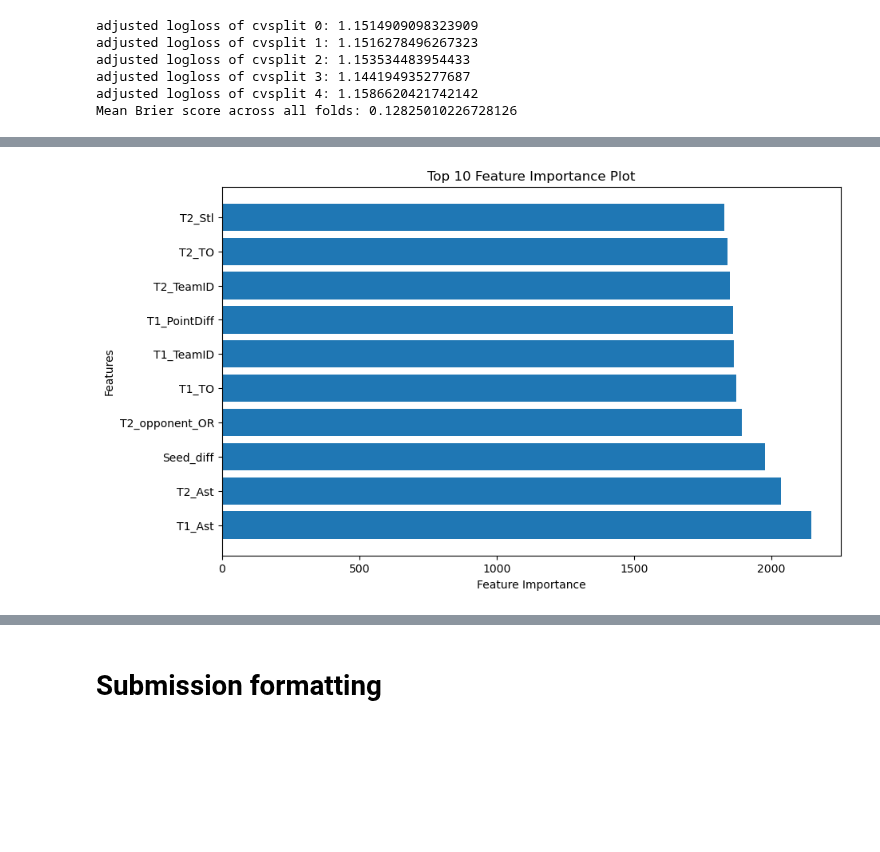
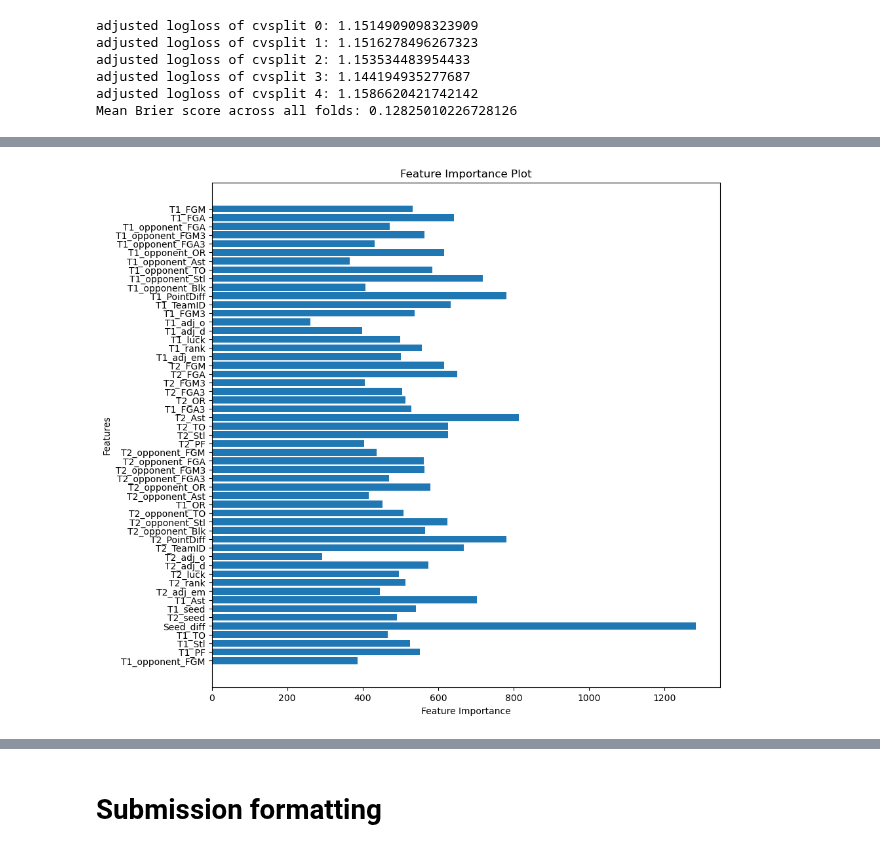
Before and after one commit to joshmccoy2/NCAA_March_Madness, a Jupyter notebook: The Madness of March.ipynb, the cells around one changed output, grey strips where cells are left out. Drawn from its saved outputs; the diff is of its cells as text; code cells hidden in the pictures; blank space fills up the shorter version.

```diff
--- a/The Madness of March.ipynb
+++ b/The Madness of March.ipynb
@@ -923,35 +891,32 @@ plt.show()
-# %%
-import numpy as np
-import matplotlib.pyplot as plt
-
-# Define feature names
-feature_names = ['T1_FGM', 'T1_FGA', 'T1_FGM3', 'T1_FGA3', 'T1_OR', 'T1_Ast', 'T1_TO', 'T1_Stl', 'T1_PF', 'T1_opponent_FGM',
-                 'T1_opponent_FGA', 'T1_opponent_FGM3', 'T1_opponent_FGA3', 'T1_opponent_OR', 'T1_opponent_Ast', 'T1_opponent_TO',
-                 'T1_opponent_Stl', 'T1_opponent_Blk', 'T1_PointDiff', 'T1_TeamID', 'T1_adj_o', 'T1_adj_d', 'T1_luck', 'T1_rank',
-                 'T1_adj_em', 'T2_FGM', 'T2_FGA', 'T2_FGM3', 'T2_FGA3', 'T2_OR', 'T2_Ast', 'T2_TO', 'T2_Stl', 'T2_PF', 'T2_opponent_FGM',
-                 'T2_opponent_FGA', 'T2_opponent_FGM3', 'T2_opponent_FGA3', 'T2_opponent_OR', 'T2_opponent_Ast', 'T2_opponent_TO',
-                 'T2_opponent_Stl', 'T2_opponent_Blk', 'T2_PointDiff', 'T2_TeamID', 'T2_adj_o', 'T2_adj_d', 'T2_luck', 'T2_rank',
-                 'T2_adj_em', 'T1_seed', 'T2_seed', 'Seed_diff']
-
-# Retrieve feature importances
-importance = model.get_score(importance_type='weight')
-
-# Sort feature importances in descending order
-sorted_idx = np.argsort(list(importance.values()))[::-1]  # Reverse the order to get descending
-
-# Select top 10 features
-top_10_features = sorted_idx[:10]
-
-# Create a mapping between index keys and feature names
-index_to_feature = {f'f{i}': feature_names[i] for i in range(len(feature_names))}
-
-# Plot feature importances for the top 10 features
-plt.figure(figsize=(10, 6))
-plt.barh(range(10), [importance[list(importance.keys())[i]] for i in top_10_features], align='center')
-plt.yticks(range(10), [index_to_feature[list(importance.keys())[i]] for i in top_10_features])
-plt.xlabel('Feature Importance')
-plt.ylabel('Features')
-plt.title('Top 10 Feature Importance Plot')
-plt.show()
-# %% [output]
-[figure, removed]
+# %%
+import numpy as np
+import matplotlib.pyplot as plt
+
+# Define feature names
+feature_names = ['T1_FGM', 'T1_FGA', 'T1_FGM3', 'T1_FGA3', 'T1_OR', 'T1_Ast', 'T1_TO', 'T1_Stl', 'T1_PF', 'T1_opponent_FGM',
+                 'T1_opponent_FGA', 'T1_opponent_FGM3', 'T1_opponent_FGA3', 'T1_opponent_OR', 'T1_opponent_Ast', 'T1_opponent_TO',
+                 'T1_opponent_Stl', 'T1_opponent_Blk', 'T1_PointDiff', 'T1_TeamID', 'T1_adj_o', 'T1_adj_d', 'T1_luck', 'T1_rank',
+                 'T1_adj_em', 'T2_FGM', 'T2_FGA', 'T2_FGM3', 'T2_FGA3', 'T2_OR', 'T2_Ast', 'T2_TO', 'T2_Stl', 'T2_PF', 'T2_opponent_FGM',
+                 'T2_opponent_FGA', 'T2_opponent_FGM3', 'T2_opponent_FGA3', 'T2_opponent_OR', 'T2_opponent_Ast', 'T2_opponent_TO',
+                 'T2_opponent_Stl', 'T2_opponent_Blk', 'T2_PointDiff', 'T2_TeamID', 'T2_adj_o', 'T2_adj_d', 'T2_luck', 'T2_rank',
+                 'T2_adj_em', 'T1_seed', 'T2_seed', 'Seed_diff']
+
+# Retrieve feature importances
+importance = model.get_score(importance_type='cover')
+
+# Sort feature importances in descending order
+sorted_idx = np.argsort(list(importance.values()))[::-1]  # Reverse the order to get descending
+
+# Create a mapping between index keys and feature names
+index_to_feature = {f'f{i}': feature_names[i] for i in range(len(feature_names))}
+
+# Plot feature importances
+plt.figure(figsize=(10, 10))
+plt.barh(range(len(importance)), [importance[key] for key in sorted(importance.keys())[::-1]], align='center')  # Reverse the importance values
+plt.yticks(range(len(importance)), [index_to_feature[key] for key in sorted(importance.keys())[::-1]])  # Reverse the feature names
+plt.xlabel('Feature Importance')
+plt.ylabel('Features')
+plt.title('Feature Importance Plot')
+plt.show()
+# %% [output]
+[figure, added]
```
Also changed, not shown: parts of 6 cells of this notebook.
